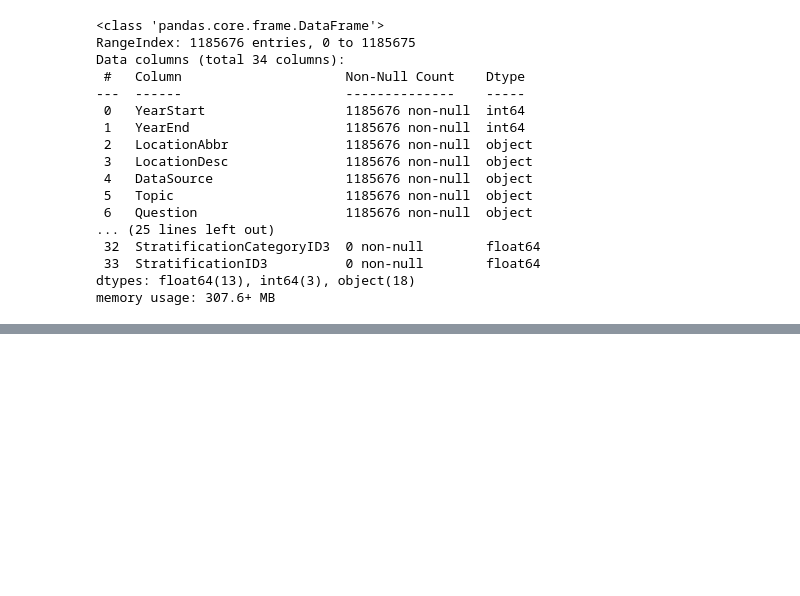
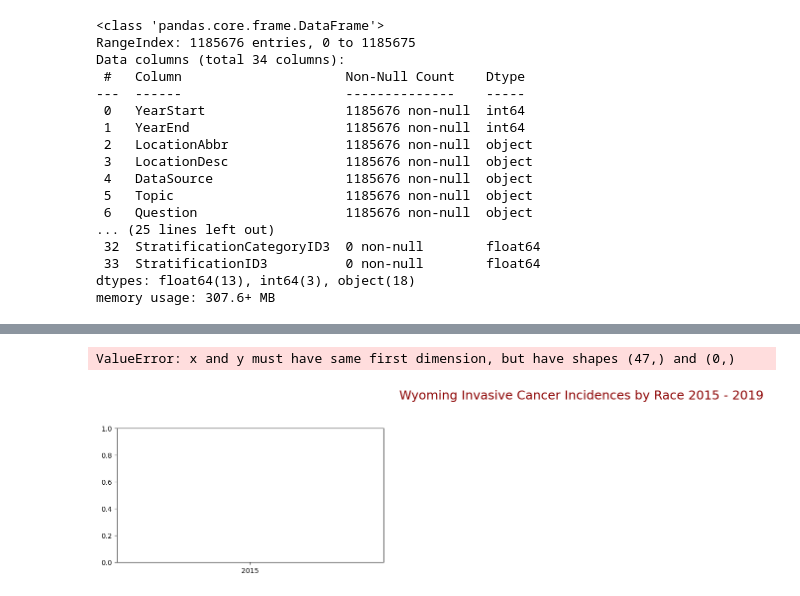
Before and after one commit to CharlesQuinn1/group1_project1, a Jupyter notebook: Charles/main.ipynb, the cells around one changed output, grey strips where cells are left out. Saved outputs shown, nothing was run; the diff lists cells and outputs as text; code cells hidden in the pictures; blank space fills up the shorter version.

```diff
--- a/Charles/main.ipynb
+++ b/Charles/main.ipynb
@@ -93,0 +204,2 @@ print(len(df1))
+# %%
+df_analysis['Insidents_per_capita'] = df_analysis['Insidents'].values.astype(int) / (df_analysis['Count'].values / 1000)
@@ -93,0 +217,31 @@ print(len(df1))
+# %%
+df_merge_race = df_analysis.groupby('Race_Clean', as_index=False)['Race_Clean'].first()
+# %%
+df_merge_year = df_analysis.groupby('Year', as_index=False)['Year'].first()
+# %%
+for i, year in df_merge_year.iterrows():
+    for n, race in df_merge_race.iterrows():
+        x = df_analysis.loc[(df_analysis['Race_Clean'] == race[0]) & (df_analysis['Year'] == year[0]), 'Year'].values.astype(str)
+        y = df_analysis.loc[(df_analysis['Race_Clean'] == race[0]) & (df_analysis['State'] == year[0]), 'Insidents_per_capita'].values.astype(float)
+        print(f'x: {x}, y: {y}, race: {race[0]}, state: {state[0]}')
+# %%
+font = {'family': 'serif', 'color': 'darkred', 'weight': 'normal', 'size': 12}
+
+for i, year in df_merge_year.iterrows():
+    fig = plt.figure(figsize=(25,6))
+    fig.subplots_adjust(wspace=.3, top=.85, bottom=.4)
+    fig.suptitle(f'{state[0]} Invasive Cancer Incidences by Race 2015 - 2019', fontsize=18, ha='center', color='darkred')
+
+    for n, race in df_merge_race.iterrows():
+        ax = fig.add_subplot(1, 3, n + 1)
+        x = df_analysis.loc[(df_analysis['Race_Clean'] == race[0]) & (df_analysis['Year'] == year[0]), 'Year'].values.astype(str)
+        y = df_analysis.loc[(df_analysis['Race_Clean'] == race[0]) & (df_analysis['State'] == year[0]), 'Insidents_per_capita'].values.astype(float)
+        ax.plot(x, y, label=race[0])
+        ax.set_xlabel('Year')
+        ax.set_ylabel('# of Invasive Cancer Incidences')
+        ax.legend()
+        ax.set_title(f'{race[0]}', fontdict=font)
+        # fig.tight_layout()
+# %% [output]
+ValueError: x and y must have same first dimension, but have shapes (47,) and (0,)
+[figure, added]
```
Also changed, not shown: parts of 28 cells of this notebook, 2 other files.
